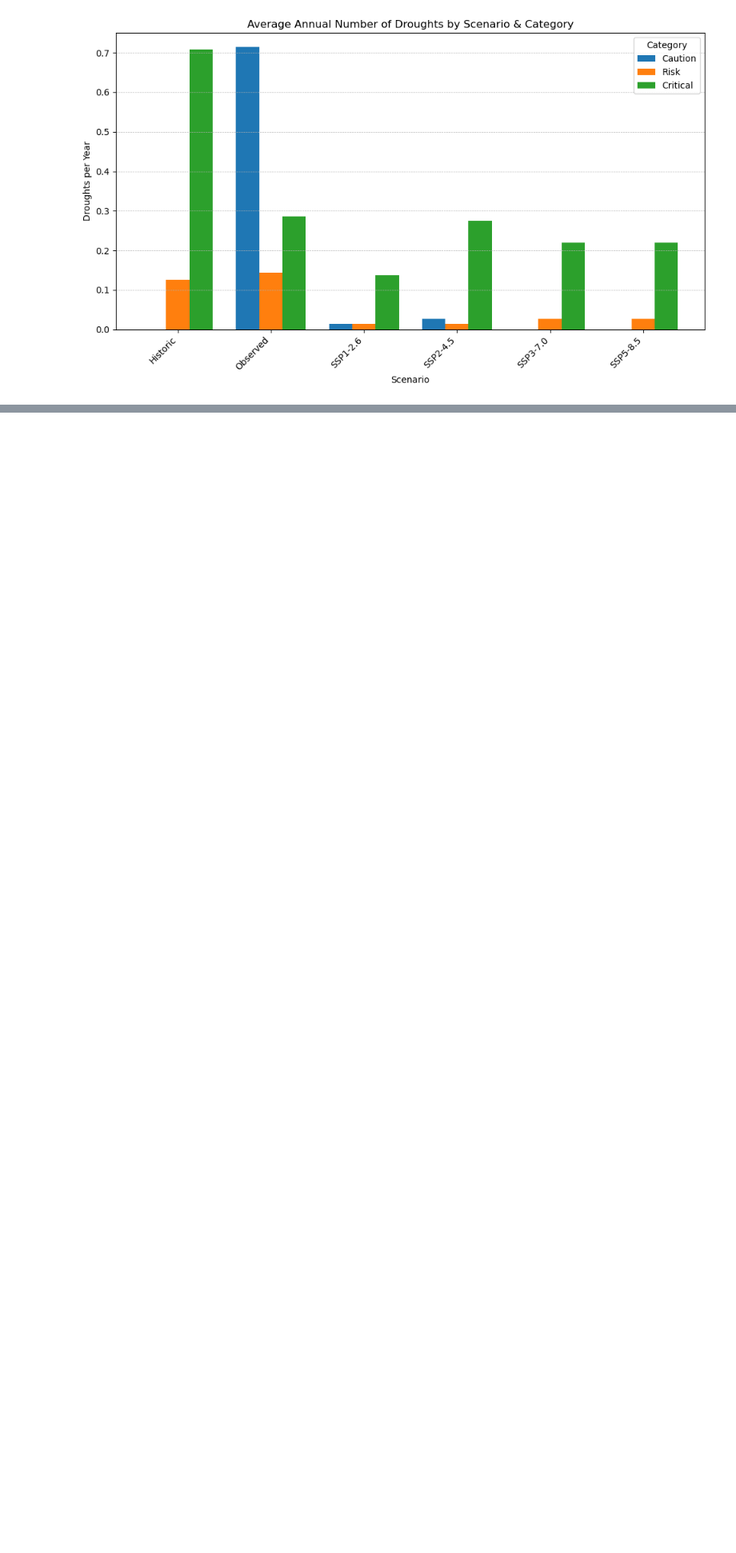
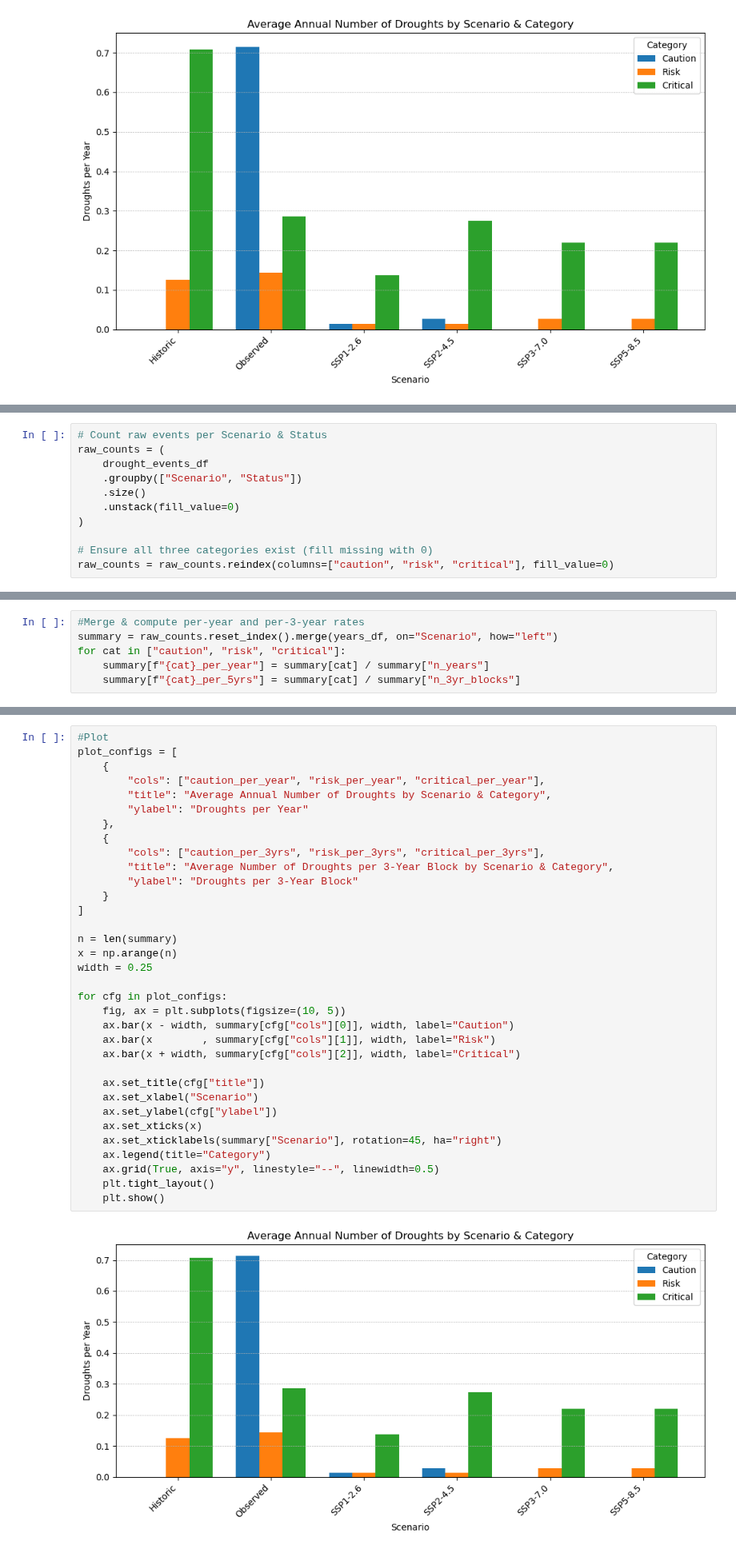
Before and after one commit to eWaterCycle/projects, a Jupyter notebook: book/thesis_projects/BSc/2025_Q4_ElkeSchokking_CEG/work in progress/Drought analysis-Final.ipynb, the cells around one changed output, grey strips where cells are left out. Shown at 80% size. Cells and saved outputs as stored; diff of their text form; blank space fills up the shorter version.

```diff
--- a/book/thesis_projects/BSc/2025_Q4_ElkeSchokking_CEG/work in progress/Drought analysis-Final.ipynb
+++ b/book/thesis_projects/BSc/2025_Q4_ElkeSchokking_CEG/work in progress/Drought analysis-Final.ipynb
@@ -331,0 +419,11 @@ plt.show()
+# %%
+# Count raw events per Scenario & Status
+raw_counts = (
+    drought_events_df
+    .groupby(["Scenario", "Status"])
+    .size()
+    .unstack(fill_value=0)
+)
+
+# Ensure all three categories exist (fill missing with 0)
+raw_counts = raw_counts.reindex(columns=["caution", "risk", "critical"], fill_value=0)
@@ -331,0 +445,6 @@ plt.show()
+# %%
+#Merge & compute per-year and per-3-year rates
+summary = raw_counts.reset_index().merge(years_df, on="Scenario", how="left")
+for cat in ["caution", "risk", "critical"]:
+    summary[f"{cat}_per_year"] = summary[cat] / summary["n_years"]
+    summary[f"{cat}_per_5yrs"] = summary[cat] / summary["n_3yr_blocks"]
@@ -331,0 +472,36 @@ plt.show()
+# %%
+#Plot
+plot_configs = [
+    {
+        "cols": ["caution_per_year", "risk_per_year", "critical_per_year"],
+        "title": "Average Annual Number of Droughts by Scenario & Category",
+        "ylabel": "Droughts per Year"
+    },
+    {
+        "cols": ["caution_per_3yrs", "risk_per_3yrs", "critical_per_3yrs"],
+        "title": "Average Number of Droughts per 3-Year Block by Scenario & Category",
+        "ylabel": "Droughts per 3-Year Block"
+    }
+]
+
+n = len(summary)
+x = np.arange(n)
+width = 0.25
+
+for cfg in plot_configs:
+    fig, ax = plt.subplots(figsize=(10, 5))
+    ax.bar(x - width, summary[cfg["cols"][0]], width, label="Caution")
+    ax.bar(x        , summary[cfg["cols"][1]], width, label="Risk")
+    ax.bar(x + width, summary[cfg["cols"][2]], width, label="Critical")
+
+    ax.set_title(cfg["title"])
+    ax.set_xlabel("Scenario")
+    ax.set_ylabel(cfg["ylabel"])
+    ax.set_xticks(x)
+    ax.set_xticklabels(summary["Scenario"], rotation=45, ha="right")
+    ax.legend(title="Category")
+    ax.grid(True, axis="y", linestyle="--", linewidth=0.5)
+    plt.tight_layout()
+    plt.show()
+# %% [output]
+[figure, added]
```
Also changed, not shown: parts of 9 cells of this notebook.
